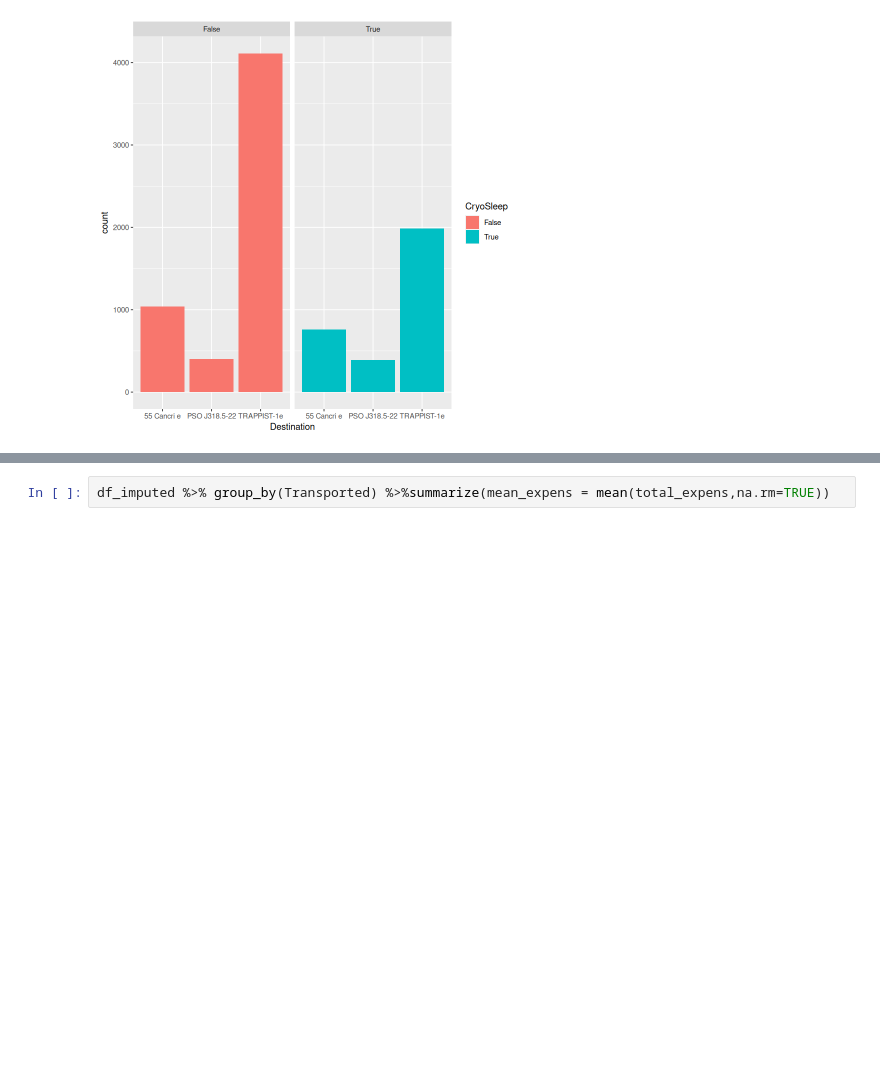
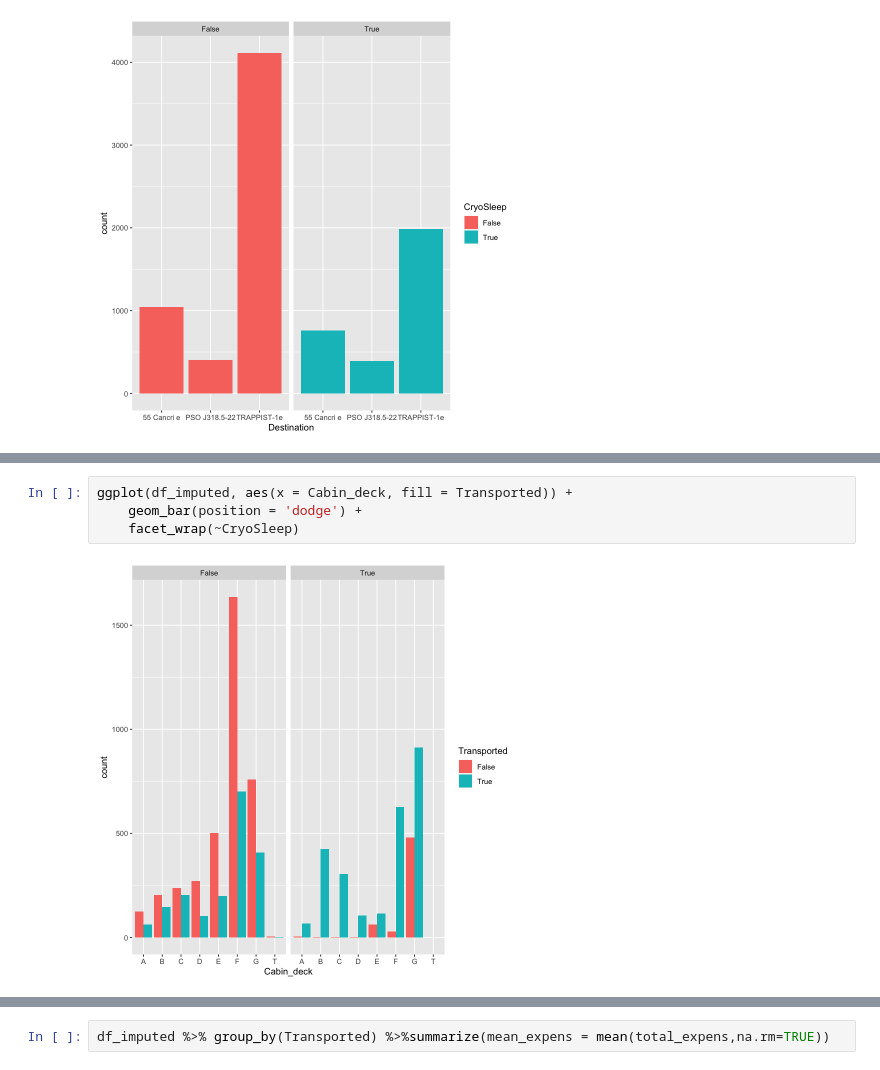
Before and after one commit to Adrisui3/Spaceship-Titanic, a Jupyter notebook: eda.ipynb, the cells around one changed output, grey strips where cells are left out. Drawn from its saved outputs; the diff is of its cells as text; blank space fills up the shorter version.

```diff
--- a/eda.ipynb
+++ b/eda.ipynb
@@ -762,0 +793,6 @@ ggplot(df_imputed, aes(x = Destination, fill = CryoSleep)) +
+# %%
+ggplot(df_imputed, aes(x = Cabin_deck, fill = Transported)) +
+    geom_bar(position = 'dodge') +
+    facet_wrap(~CryoSleep)
+# %% [output]
+[figure, added]
```
Also changed, not shown: parts of 44 cells of this notebook.
